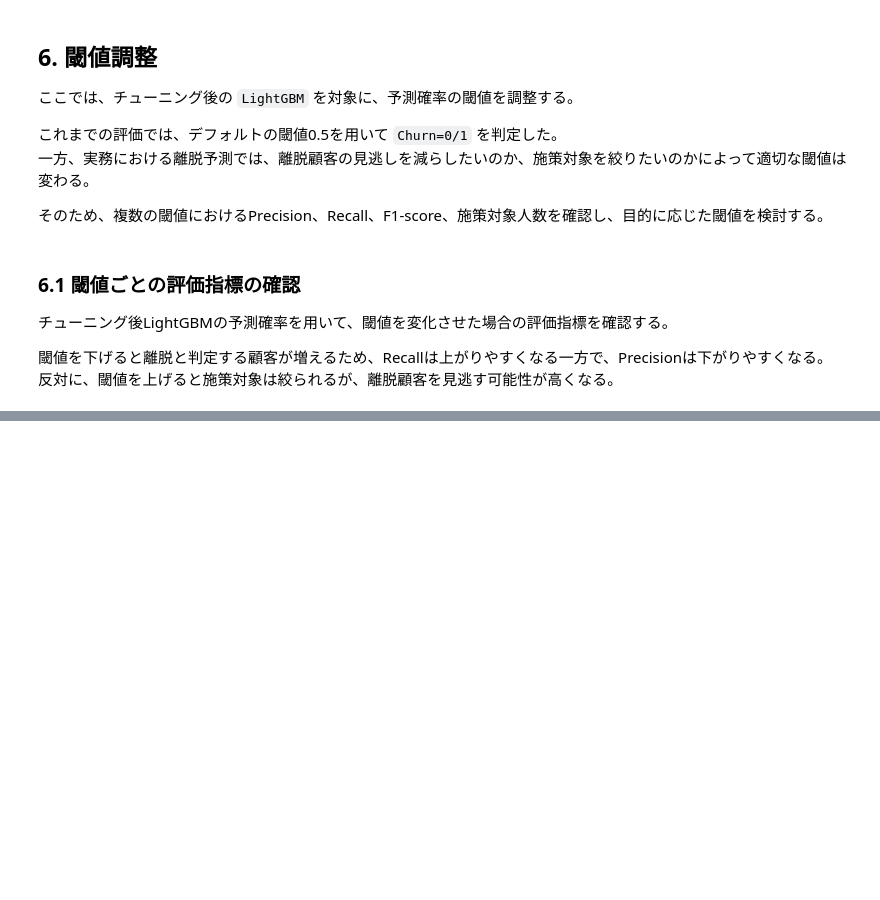
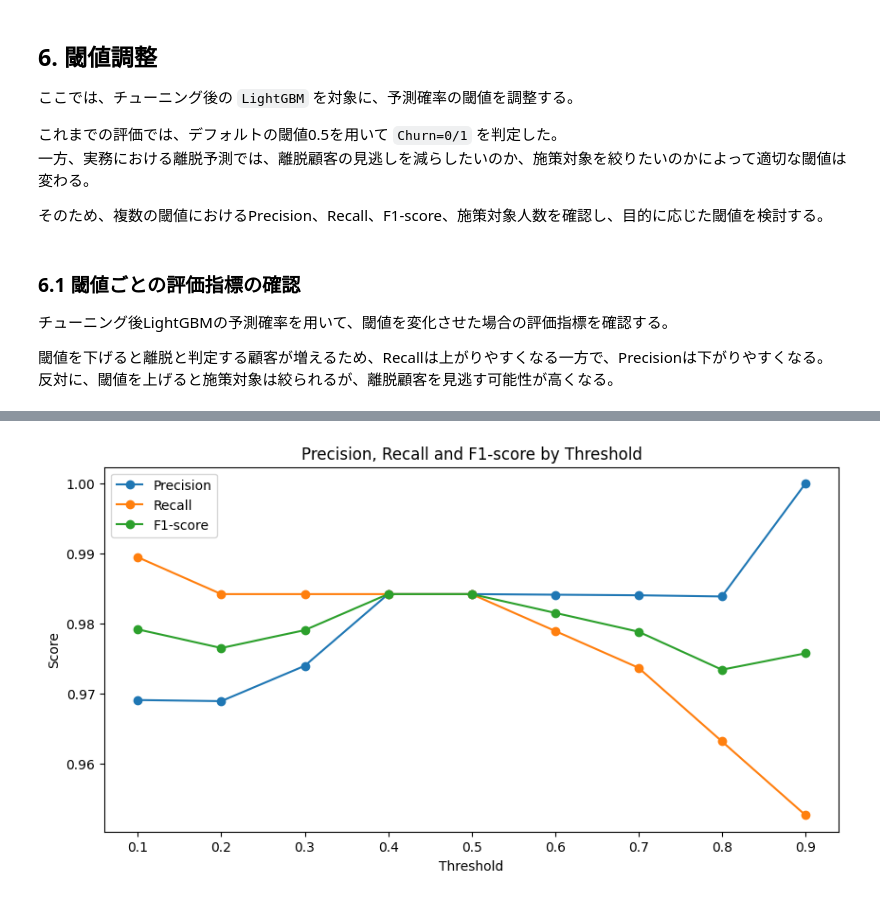
Before and after one commit to toshi039a/retail-demand-forecast, a Jupyter notebook: 離脱予測PF_20260502.ipynb, the cells around one changed output, grey strips where cells are left out. Drawn from its saved outputs; the diff is of its cells as text; code cells hidden in the pictures; blank space fills up the shorter version.

```diff
--- a/離脱予測PF_20260502.ipynb
+++ b/離脱予測PF_20260502.ipynb
@@ -1348,3 +1348,31 @@ tuning_comparison.round(3)
 
 閾値を下げると離脱と判定する顧客が増えるため、Recallは上がりやすくなる一方で、Precisionは下がりやすくなる。
 反対に、閾値を上げると施策対象は絞られるが、離脱顧客を見逃す可能性が高くなる。
+# %%
+from sklearn.metrics import f1_score
+
+# 閾値ごとの評価指標を確認
+thresholds = np.arange(0.1, 1.0, 0.1)
+
+threshold_results = []
+
+for threshold in thresholds:
+    y_pred_threshold = (best_lgbm_proba >= threshold).astype(int)
+
+    accuracy = accuracy_score(y_test, y_pred_threshold)
+    precision = precision_score(y_test, y_pred_threshold, zero_division=0)
+    recall = recall_score(y_test, y_pred_threshold)
+    f1 = f1_score(y_test, y_pred_threshold)
+    target_count = y_pred_threshold.sum()
+    threshold_results.append({
+        'threshold': threshold,
+        'accuracy': accuracy,
+        'precision': precision,
+        'recall': recall,
+        'f1_score': f1,
+        'target_count': target_count
+    })
+
+threshold_results_df = pd.DataFrame(threshold_results)
+
+threshold_results_df.round(3)
@@ -1350,0 +1390,15 @@ tuning_comparison.round(3)
+# %%
+# 閾値ごとのPrecision・Recall・F1-scoreを可視化
+plt.figure(figsize=(10, 5))
+
+plt.plot(threshold_results_df['threshold'], threshold_results_df['precision'], marker='o', label='Precision')
+plt.plot(threshold_results_df['threshold'], threshold_results_df['recall'], marker='o', label='Recall')
+plt.plot(threshold_results_df['threshold'], threshold_results_df['f1_score'], marker='o', label='F1-score')
+
+plt.title('Precision, Recall and F1-score by Threshold')
+plt.xlabel('Threshold')
+plt.ylabel('Score')
+plt.legend()
+plt.show()
+# %% [output]
+[figure, added]
```
Also changed, not shown: parts of 2 cells of this notebook.
